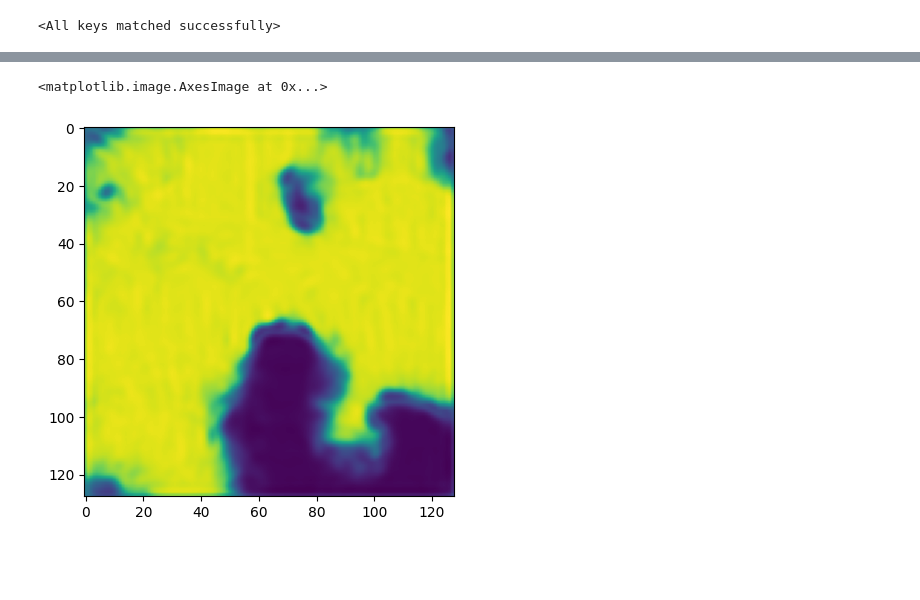
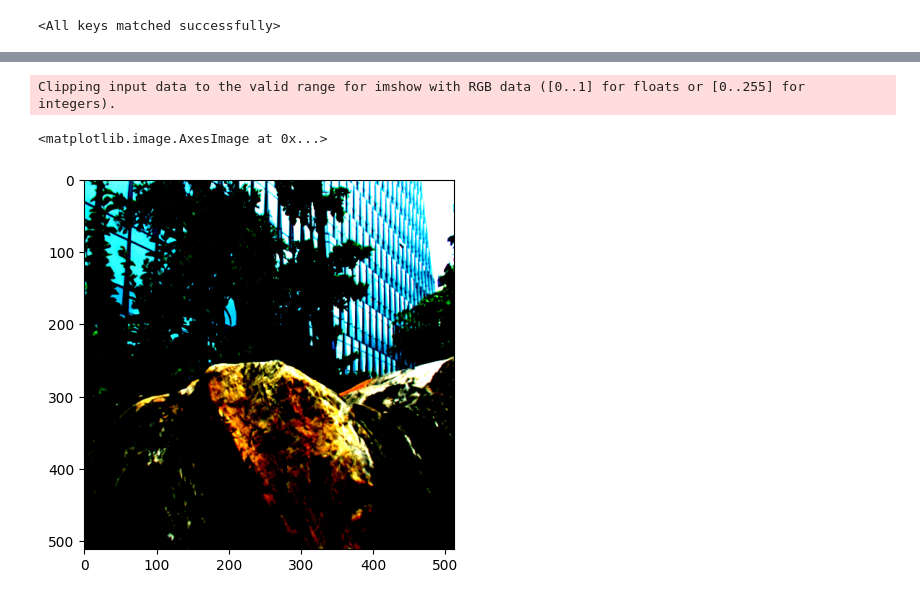
Before and after one commit to ANIRUDHAN101/imageFusion.github.io, a Jupyter notebook: model_inspection.ipynb, the cells around one changed output, grey strips where cells are left out. Saved outputs shown, nothing was run; the diff lists cells and outputs as text; code cells hidden in the pictures; blank space fills up the shorter version.

```diff
--- a/model_inspection.ipynb
+++ b/model_inspection.ipynb
@@ -34,11 +34,11 @@ import torchvision.transforms as transforms
 
 
 # Open the image using PIL
-image1 = Image.open('/home/anirudhan/project/image-fusion/data/RealMFF/imageA/687_A.png')
-image2 = Image.open('/home/anirudhan/project/image-fusion/data/RealMFF/imageB/687_B.png')
+image1 = Image.open('/home/anirudhan/project/image-fusion/data/RealMFF/imageA/007_A.png')
+image2 = Image.open('/home/anirudhan/project/image-fusion/data/RealMFF/imageB/007_B.png')
 # Define the transformations
 transform = transforms.Compose([
-    transforms.Resize((128, 128)),
+    transforms.Resize((512, 512)),
     transforms.ToTensor(),
     transforms.Normalize(mean=[0.485, 0.456, 0.406], std=[0.229, 0.224, 0.225])
 ])
@@ -46,3 +46,5 @@ transform = transforms.Compose([
 # Apply the transformations to the image
 image1 = transform(image1).unsqueeze(0)
 image2 = transform(image2).unsqueeze(0)
+gt_image = image1
+gt_mask = torch.ones_like(gt_image)
@@ -50,14 +58,13 @@ image2 = transform(image2).unsqueeze(0)
 device = torch.device('cuda' if torch.cuda.is_available() else 'cpu')
 model = SegmentFocus([16, 16, 32, 32], 16)
 model = model.to(device)
-dummy_output = model(image1.to(device), image2.to(device))
+dummy_output = model(image1.to(device), image2.to(device), gt_image.to(device), gt_mask.to(device))
 model = torch.compile(model)
-model.load_state_dict(torch.load('/home/anirudhan/project/image-fusion/results/checkpoints/model_53.pth')['model_state_dict'])
+model.load_state_dict(torch.load('/home/anirudhan/project/image-fusion/results/checkpoints/model_55.pth')['model_state_dict'])
 # %% [output]
 <All keys matched successfully>
 # %%
 model = model.eval()
-output = model(image1.to(device), image2.to(device))
-output = torch.nn.functional.softmax(output, dim=1)
+output, output_mask = model(image1.to(device), image2.to(device), gt_image.to(device), gt_mask.to(device))
 # %%
 output = output.squeeze().detach().cpu().permute(1, 2, 0).numpy()
@@ -64,5 +77,6 @@ output = output.squeeze().detach().cpu().permute(1, 2, 0).numpy()
 # %%
-plt.imshow(output[:,:,2])
+plt.imshow(output)
 # %% [output]
-<matplotlib.image.AxesImage at 0x...>
+Clipping input data to the valid range for imshow with RGB data ([0..1] for floats or [0..255] for integers).
+<matplotlib.image.AxesImage at 0x...>
-[figure, old version]
+[figure, new version]
```
Also changed, not shown: parts of 4 cells of this notebook, 6 other files.
